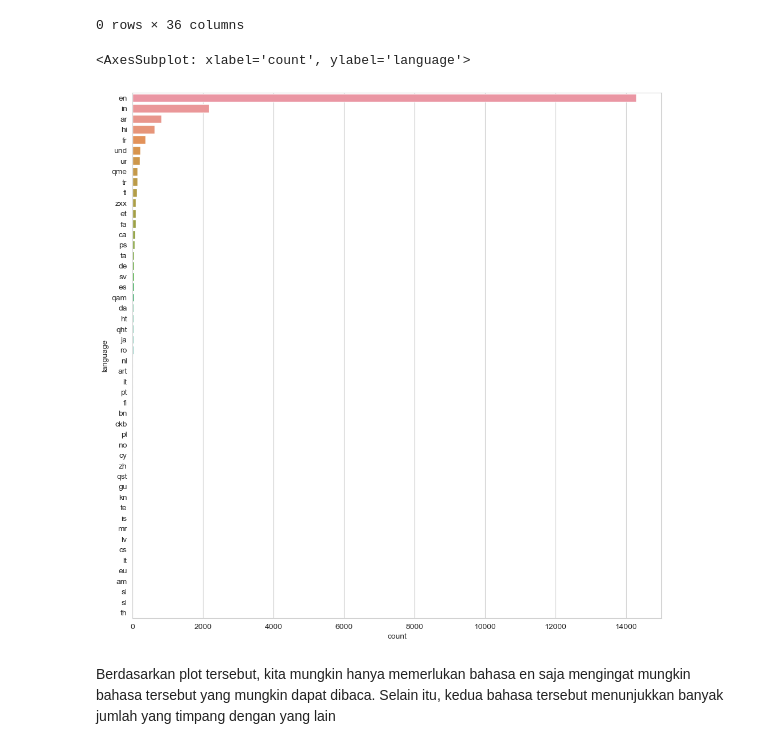
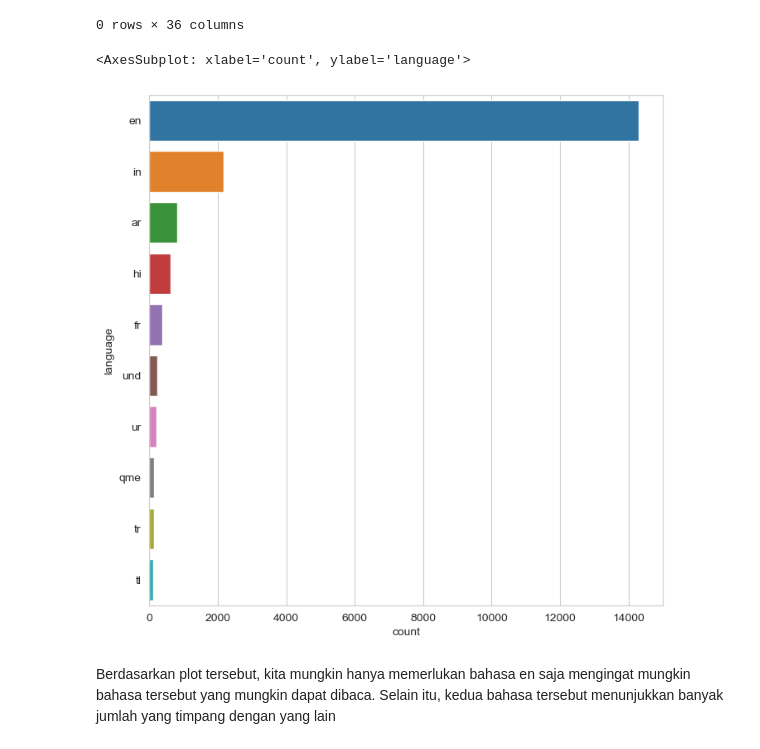
Before and after one commit to rarmnsyah/DATASCIENCE, a Jupyter notebook: MEGA-PROJECT/main.ipynb, the cells around one changed output. Saved outputs shown, nothing was run; the diff lists cells and outputs as text; code cells hidden in the pictures.

```diff
--- a/MEGA-PROJECT/main.ipynb
+++ b/MEGA-PROJECT/main.ipynb
@@ -150,12 +160,12 @@ df[df.duplicated()]
 |  | id | conversation_id | created_at | date | time | timezone | user_id | username | name | place | ... |
 0 rows × 36 columns
 # %%
-fig, ax = plt.subplots(1,1, figsize = (12,12))
+fig, ax = plt.subplots(1,1, figsize = (8,8))
 
-sns.countplot(data = df, y = 'language', ax = ax, order = df['language'].value_counts().index)
+sns.countplot(data = df, y = 'language', ax = ax, order = df['language'].value_counts().iloc[:10].index)
 # %% [output]
 <AxesSubplot: xlabel='count', ylabel='language'>
-[figure, old version]
+[figure, new version]
 # %% [markdown]
 Berdasarkan plot tersebut, kita mungkin hanya memerlukan bahasa en saja mengingat mungkin bahasa tersebut yang mungkin dapat dibaca. Selain itu, kedua bahasa tersebut menunjukkan banyak jumlah yang timpang dengan yang lain
 # %%
```
Also changed, not shown: parts of 12 cells of this notebook, 2 other files.
